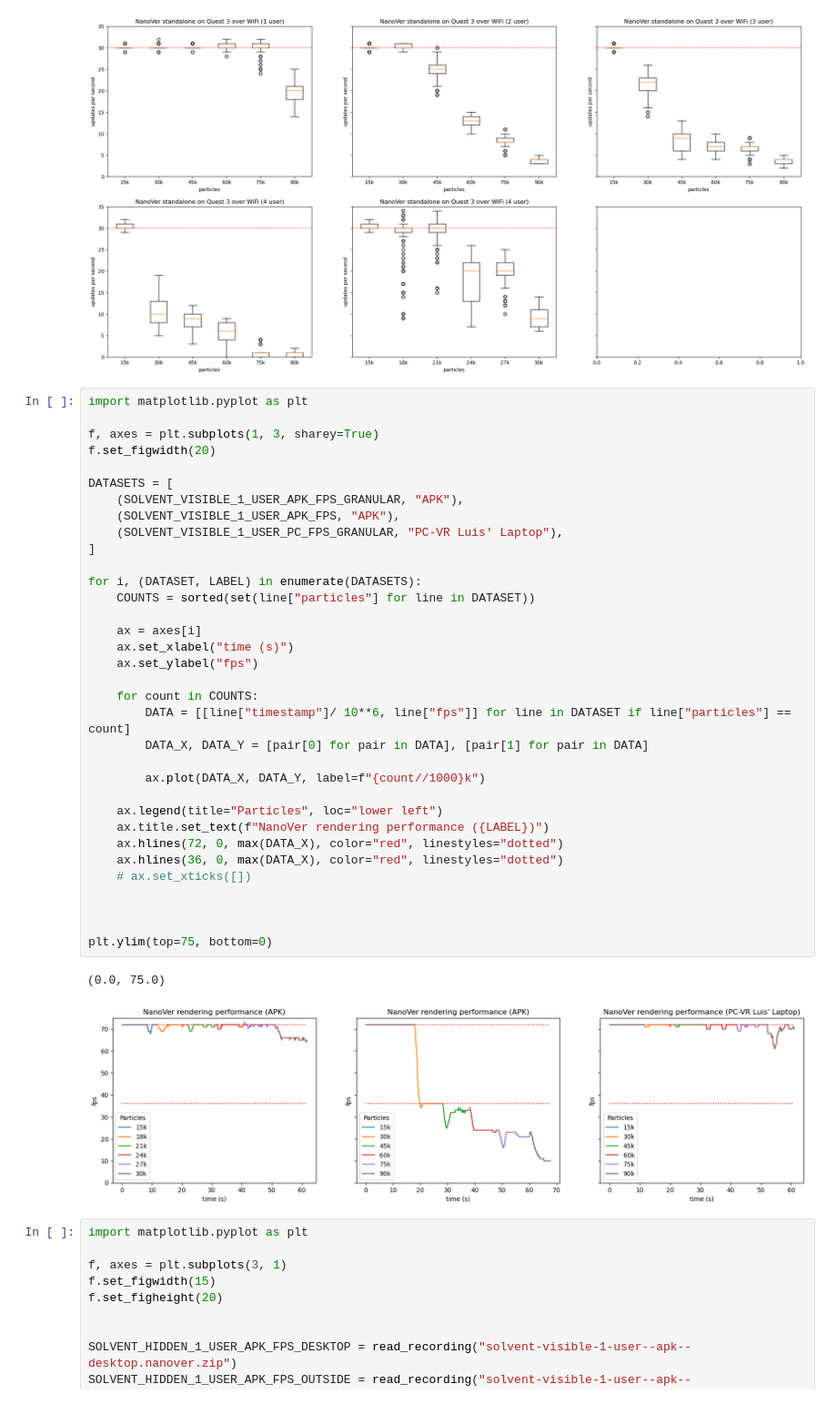
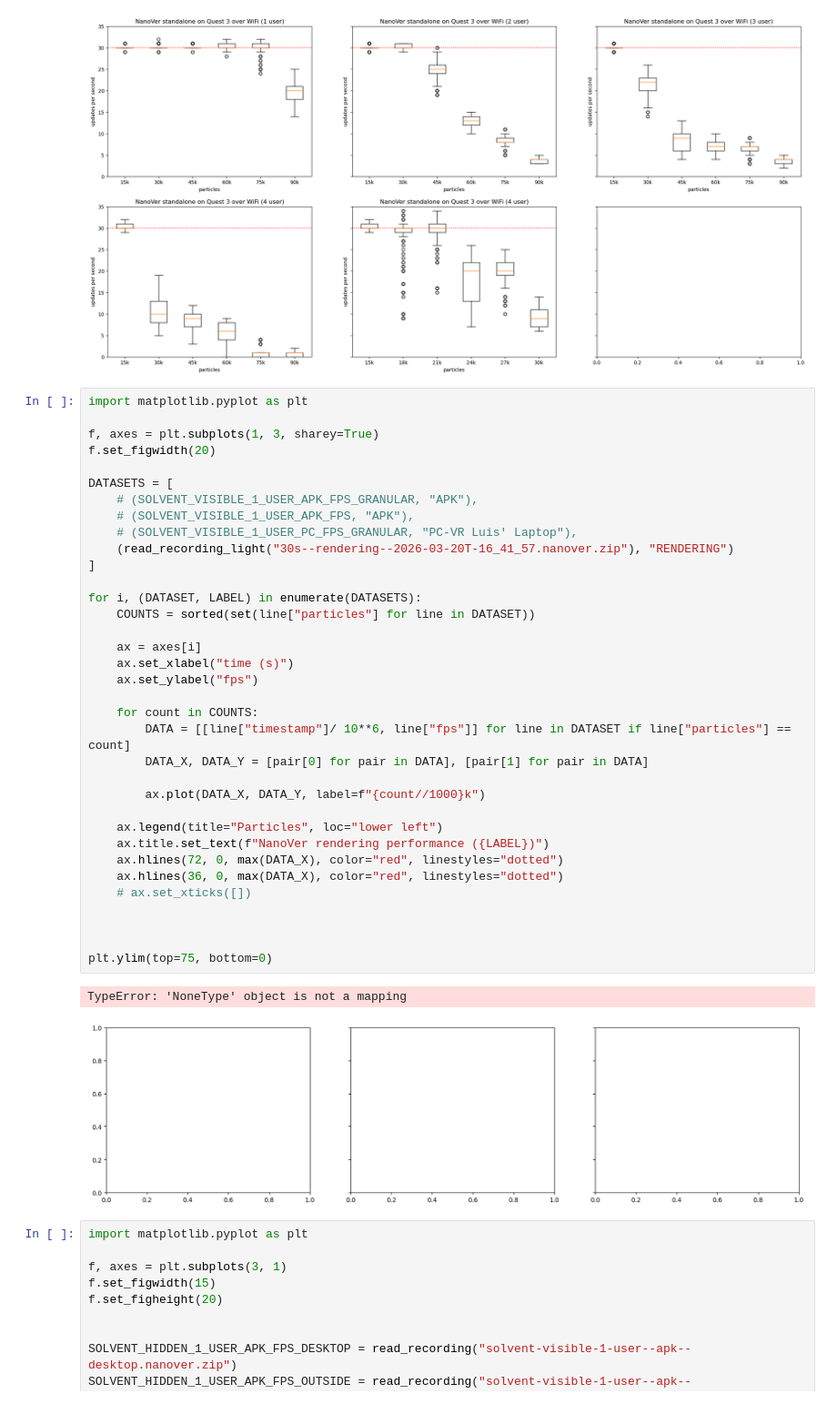
Before and after one commit to IRL2/nanover-server-py, a Jupyter notebook: tutorials/performance/perf-analysis.ipynb, the cells around one changed output. Shown at 91% size. Saved outputs shown, nothing was run; the diff lists cells and outputs as text.

```diff
--- a/tutorials/performance/perf-analysis.ipynb
+++ b/tutorials/performance/perf-analysis.ipynb
@@ -285,38 +285,39 @@ import matplotlib.pyplot as plt
 
 f, axes = plt.subplots(1, 3, sharey=True)
 f.set_figwidth(20)
 
 DATASETS = [
-    (SOLVENT_VISIBLE_1_USER_APK_FPS_GRANULAR, "APK"),
-    (SOLVENT_VISIBLE_1_USER_APK_FPS, "APK"),
-    (SOLVENT_VISIBLE_1_USER_PC_FPS_GRANULAR, "PC-VR Luis' Laptop"),
+    # (SOLVENT_VISIBLE_1_USER_APK_FPS_GRANULAR, "APK"),
+    # (SOLVENT_VISIBLE_1_USER_APK_FPS, "APK"),
+    # (SOLVENT_VISIBLE_1_USER_PC_FPS_GRANULAR, "PC-VR Luis' Laptop"),
+    (read_recording_light("30s--rendering--2026-03-20T-16_41_57.nanover.zip"), "RENDERING")
 ]
 
 for i, (DATASET, LABEL) in enumerate(DATASETS):
     COUNTS = sorted(set(line["particles"] for line in DATASET))
 
     ax = axes[i]
     ax.set_xlabel("time (s)")
     ax.set_ylabel("fps")
 
     for count in COUNTS:
         DATA = [[line["timestamp"]/ 10**6, line["fps"]] for line in DATASET if line["particles"] == count]
         DATA_X, DATA_Y = [pair[0] for pair in DATA], [pair[1] for pair in DATA]
 
         ax.plot(DATA_X, DATA_Y, label=f"{count//1000}k")
 
     ax.legend(title="Particles", loc="lower left")
     ax.title.set_text(f"NanoVer rendering performance ({LABEL})")
     ax.hlines(72, 0, max(DATA_X), color="red", linestyles="dotted")
     ax.hlines(36, 0, max(DATA_X), color="red", linestyles="dotted")
     # ax.set_xticks([])
 
 
 
 plt.ylim(top=75, bottom=0)
 # %% [output]
-(0.0, 75.0)
+TypeError: 'NoneType' object is not a mapping
-[figure, old version]
+[figure, new version]
 # %%
 import matplotlib.pyplot as plt
 
```
Also changed, not shown: 3 other files.
